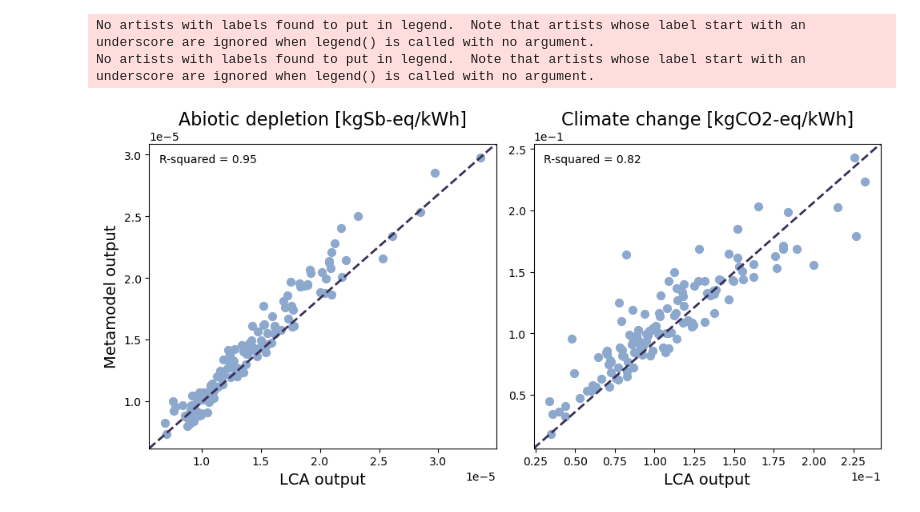
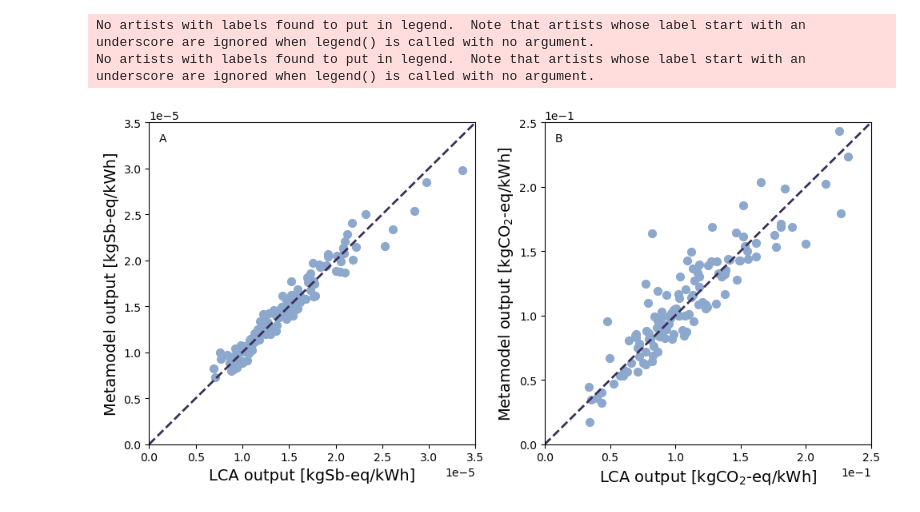
Before and after one commit to rivm-syso/PV-ABM-LCA, a Jupyter notebook: metamodel/visualize_metamodel.ipynb, the cells around one changed output. Saved outputs shown, nothing was run; the diff lists cells and outputs as text; code cells hidden in the pictures.

Commit message:
small changes to graph

```diff
--- a/metamodel/visualize_metamodel.ipynb
+++ b/metamodel/visualize_metamodel.ipynb
@@ -76,7 +76,7 @@ plt.show()
 inputoutput_RD = pd.DataFrame(columns=["Original", "Predicted"])
 #read the two sheets from the excel file
 inputoutput_RD["Original"] = pd.read_excel('Metamodel_RD/InputOutputDataTest.xlsx', sheet_name='OutputDataTestOrig1', skiprows=10, usecols="B")
-inputoutput_RD["Predicted"] = pd.read_excel('results/Metamodel_RD/InputOutputDataTest.xlsx', sheet_name='OutputDataTestPred1', skiprows=10, usecols="B")
+inputoutput_RD["Predicted"] = pd.read_excel('Metamodel_RD/InputOutputDataTest.xlsx', sheet_name='OutputDataTestPred1', skiprows=10, usecols="B")
 #For climate change
 #empty dataframe with two columns "Original" and "Predicted"
 inputoutput_CC = pd.DataFrame(columns=["Original", "Predicted"])
@@ -86,38 +86,42 @@ inputoutput_CC["Predicted"] = pd.read_excel('Metamodel_CC/InputOutputDataTest.xl
 # %%
 # Create subplots
 fig, axes = plt.subplots(1, 2, figsize=(10, 5))
 
 # Set colors
 color1 = blue(0.3)
 color2 = blue(0.9)
 
 # Plot LCA output vs metamodel predicted output for abiotic depletion
 axes[0].scatter(inputoutput_RD["Original"], inputoutput_RD["Predicted"], color=color1, s=50, marker="o")
 correlation_RD = inputoutput_RD["Original"].corr(inputoutput_RD["Predicted"])
 R2_RD = correlation_RD**2
 axes[0].plot([0, 1], [0, 1], color=color2, linestyle="--", linewidth=2, transform=axes[0].transAxes)
-axes[0].set_title("Abiotic depletion [kgSb-eq/kWh]", fontsize=16)
-axes[0].set_xlabel("LCA output", fontsize=14)
-axes[0].set_ylabel("Metamodel output", fontsize=14)
-axes[0].legend(title=f"R-squared = {R2_RD:.2f}", frameon=False)
+axes[0].set_xlim(0, 3.5e-5)
+axes[0].set_ylim(0, 3.5e-5)
+axes[0].set_xlabel("LCA output [kgSb-eq/kWh]", fontsize=14)
+axes[0].set_ylabel("Metamodel output [kgSb-eq/kWh]", fontsize=14)
+
+axes[0].legend(title="A", frameon=False)
 
 # Plot LCA output vs metamodel predicted output for climate change
 axes[1].scatter(inputoutput_CC["Original"], inputoutput_CC["Predicted"], color=color1, s=50, marker="o")
 correlation_CC = inputoutput_CC["Original"].corr(inputoutput_CC["Predicted"])
 R2_CC = correlation_CC**2
 axes[1].plot([0, 1], [0, 1], color=color2, linestyle="--", linewidth=2, transform=axes[1].transAxes)
-axes[1].set_title("Climate change [kgCO2-eq/kWh]", fontsize=16)
-axes[1].set_xlabel("LCA output", fontsize=14)
-axes[1].legend(title=f"R-squared = {R2_CC:.2f}", frameon=False)
+axes[1].set_xlim(0, 0.25)
+axes[1].set_ylim(0, 0.25)
+axes[1].set_xlabel("LCA output [kgCO$_2$-eq/kWh]", fontsize=14)
+axes[1].set_ylabel("Metamodel output [kgCO$_2$-eq/kWh]", fontsize=14)
+axes[1].legend(title="B", frameon=False)
 # set axis to scientific notation
 axes[1].ticklabel_format(axis='both', style='sci', scilimits=(0,0))
 
 # Adjust layout
 plt.tight_layout()
 
 # Show the plot
 plt.show()
 # %% [output]
 No artists with labels found to put in legend.  Note that artists whose label start with an underscore are ignored when legend() is called with no argument.
 No artists with labels found to put in legend.  Note that artists whose label start with an underscore are ignored when legend() is called with no argument.
-[figure, old version]
+[figure, new version]
```
Also changed, not shown: parts of 2 cells of this notebook.
